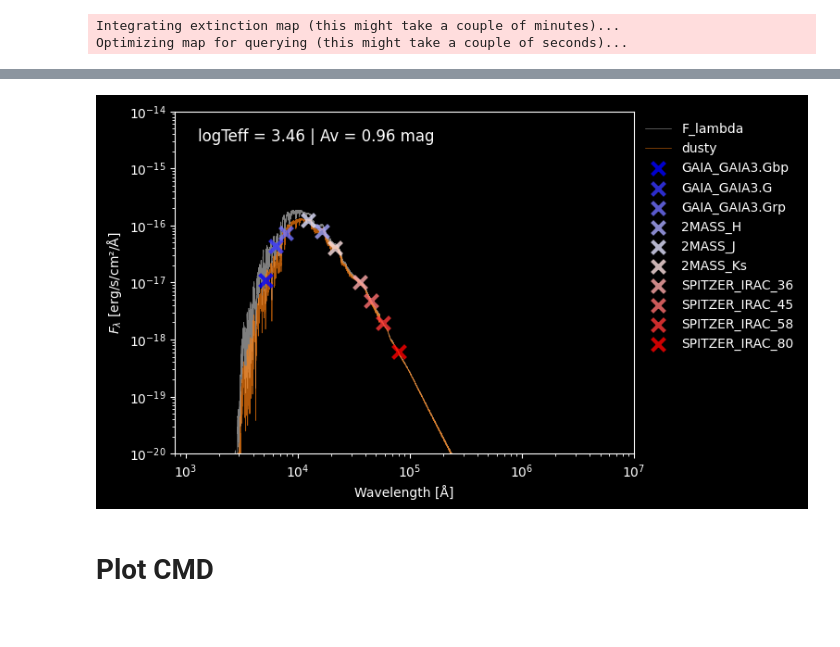
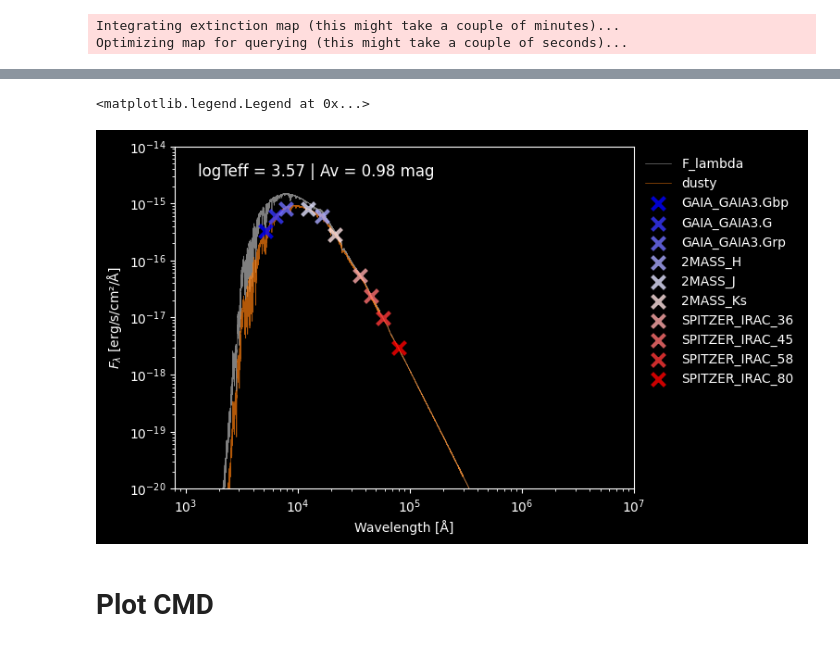
Before and after one commit to sebastianratzenboeck/StarPipeline, a Jupyter notebook: test_spectral_library.ipynb, the cells around one changed output, grey strips where cells are left out. Cells and saved outputs as stored; diff of their text form; code cells hidden in the pictures.

```diff
--- a/test_spectral_library.ipynb
+++ b/test_spectral_library.ipynb
@@ -72,41 +72,42 @@ Warning: assuming 1 flam units to unitless object.
 Warning: assuming 1 angstrom units to unitless object.
 Warning: assuming 1 flam units to unitless object.
 # %%
-idx = 1000
+idx = 2000
 
 # Black background, white grid
 plt.style.use('dark_background')
 plt.loglog(data.wavelength, data.flam[idx], lw=0.5, label='F_lambda', color='tab:grey',alpha=1)
 plt.loglog(data.wavelength, data.flam_dusty[idx], lw=0.5, label='dusty', color='tab:orange', alpha=0.7)
 
 # create 10 different colors
 colors = plt.cm.bwr(np.linspace(0, 1, len(data.flam_band)))
 
 for i, (b, flx) in enumerate(data.flam_band.items()):
     cl = data.cl_band[b]
     # Plot the band
     plt.scatter(cl, flx[idx], s=100, marker='x', c=colors[i], label=f'{b}', lw=3, alpha=0.8, zorder=10)
     # Compute the magnitudes
 
 # Write Av to left upper corner
 plt.annotate(
     f'logTeff = {data.logT[idx]:.2f} | Av = {data.Av[idx]:.2f} mag ',
     xy=(0.05, 0.95),
     xycoords='axes fraction',
     fontsize=12,
     ha='left',
     va='top',
 )
 
 plt.xlim(800, 1e7)
 plt.ylim(1e-20, 1e-14)
 plt.xlabel('Wavelength [Å]')
 plt.ylabel(r'$F_{\lambda}$ [erg/s/cm²/Å]')
 # put legend outside
 plt.legend(frameon=False, loc='upper left', bbox_to_anchor=(1, 1))
-plt.savefig('/Users/ratzenboe/Desktop/plts/test_spectral_library_no_phot_phot_bands.png', dpi=300, bbox_inches='tight', )
+# plt.savefig('/Users/ratzenboe/Desktop/plts/test_spectral_library_no_phot_phot_bands.png', dpi=300, bbox_inches='tight', )
 # %% [output]
+<matplotlib.legend.Legend at 0x...>
-[figure, old version]
+[figure, new version]
 # %% [markdown]
 # Plot CMD
 # %%
```
Also changed, not shown: parts of 1 cell of this notebook, 7 other files.
